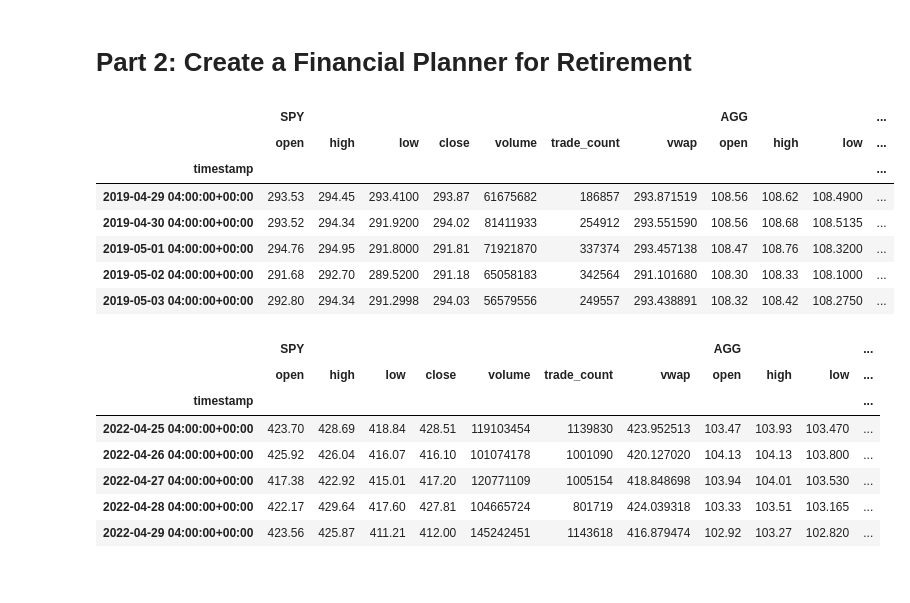
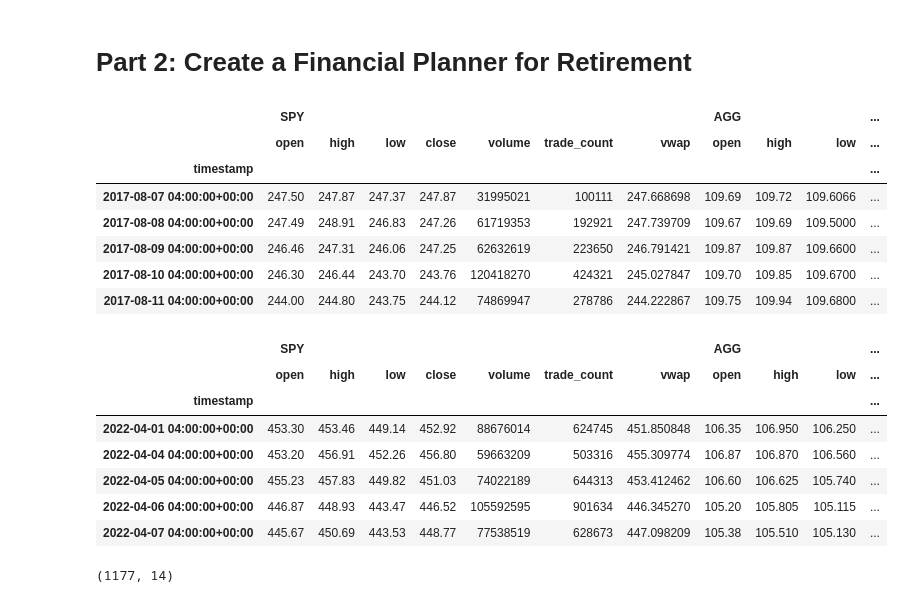
Before and after one commit to heitzo/Financial_Planners, a Jupyter notebook: Financial_planning_tools_.ipynb, the cells around one changed output. Saved outputs shown, nothing was run; the diff lists cells and outputs as text; code cells hidden in the pictures.

```diff
--- a/Financial_planning_tools_.ipynb
+++ b/Financial_planning_tools_.ipynb
@@ -268,47 +268,58 @@ else:
 # %%
 # Set start and end dates of 3 years back from your current date
 # Alternatively, you can use an end date of 2020-08-07 and work 3 years back from that date
-start_date=pd.Timestamp("2019-04-29", tz="America/New_York").isoformat()
-end_date=pd.Timestamp("2022-04-29", tz="america/New_York").isoformat()
+start_date=pd.Timestamp("2017-08-07", tz="America/New_York").isoformat()
+end_date=pd.Timestamp("2022-04-07", tz="america/New_York").isoformat()
 
 # Set number of rows to 1000 to retrieve the maximum amount of rows
-limit_rows=1000
+#limit_rows=1000
 # %%
 # Use the Alpaca get_bars function to make the API call to get the 3 years worth of pricing data
 # The tickers and timeframe parameters should have been set in Part 1 of this activity
 # The start and end dates should be updated with the information set above
 # Remember to add the df property to the end of the call so the response is returned as a DataFrame
-pricing_df = alpaca.get_bars(tickers, timeframe, start=start_date, end=end_date).df
+pricing_df = alpaca.get_bars(
+    tickers,
+    timeframe,
+    start=start_date,
+    end=end_date
+).df
 
 # Reorganize the DataFrame
 # Separate ticker data
 SPY = pricing_df[pricing_df['symbol']== "SPY"].drop('symbol', axis=1)
 AGG = pricing_df[pricing_df['symbol']== "AGG"].drop('symbol', axis=1)
 
 
-# Concatenate the ticker DataFrames
-pricing_df = pd.concat([SPY, AGG], axis=1, keys=["SPY", "AGG"])
+# # Concatenate the ticker DataFrames
+pricing_df = pd.concat(
+    [SPY, AGG],
+    axis=1,
+    keys=["SPY", "AGG"]
+)
 
-# Display both the first and last five rows of the DataFrame
+# # Display both the first and last five rows of the DataFrame
 display(pricing_df.head())
 display(pricing_df.tail())
+display(pricing_df.shape)
 # %% [output]
 |  | SPY |  |  |  |  |  |  | AGG |  |  | ... |
 |  | open | high | low | close | volume | trade_count | vwap | open | high | low | ... |
 | timestamp |  |  |  |  |  |  |  |  |  |  | ... |
-| 2019-04-29 04:00:00+00:00 | 293.53 | 294.45 | 293.4100 | 293.87 | 61675682 | 186857 | 293.871519 | 108.56 | 108.62 | 108.4900 | ... |
-| 2019-04-30 04:00:00+00:00 | 293.52 | 294.34 | 291.9200 | 294.02 | 81411933 | 254912 | 293.551590 | 108.56 | 108.68 | 108.5135 | ... |
-| 2019-05-01 04:00:00+00:00 | 294.76 | 294.95 | 291.8000 | 291.81 | 71921870 | 337374 | 293.457138 | 108.47 | 108.76 | 108.3200 | ... |
-| 2019-05-02 04:00:00+00:00 | 291.68 | 292.70 | 289.5200 | 291.18 | 65058183 | 342564 | 291.101680 | 108.30 | 108.33 | 108.1000 | ... |
-| 2019-05-03 04:00:00+00:00 | 292.80 | 294.34 | 291.2998 | 294.03 | 56579556 | 249557 | 293.438891 | 108.32 | 108.42 | 108.2750 | ... |
+| 2017-08-07 04:00:00+00:00 | 247.50 | 247.87 | 247.37 | 247.87 | 31995021 | 100111 | 247.668698 | 109.69 | 109.72 | 109.6066 | ... |
+| 2017-08-08 04:00:00+00:00 | 247.49 | 248.91 | 246.83 | 247.26 | 61719353 | 192921 | 247.739709 | 109.67 | 109.69 | 109.5000 | ... |
+| 2017-08-09 04:00:00+00:00 | 246.46 | 247.31 | 246.06 | 247.25 | 62632619 | 223650 | 246.791421 | 109.87 | 109.87 | 109.6600 | ... |
+| 2017-08-10 04:00:00+00:00 | 246.30 | 246.44 | 243.70 | 243.76 | 120418270 | 424321 | 245.027847 | 109.70 | 109.85 | 109.6700 | ... |
+| 2017-08-11 04:00:00+00:00 | 244.00 | 244.80 | 243.75 | 244.12 | 74869947 | 278786 | 244.222867 | 109.75 | 109.94 | 109.6800 | ... |
 |  | SPY |  |  |  |  |  |  | AGG |  |  | ... |
 |  | open | high | low | close | volume | trade_count | vwap | open | high | low | ... |
 | timestamp |  |  |  |  |  |  |  |  |  |  | ... |
-| 2022-04-25 04:00:00+00:00 | 423.70 | 428.69 | 418.84 | 428.51 | 119103454 | 1139830 | 423.952513 | 103.47 | 103.93 | 103.470 | ... |
-| 2022-04-26 04:00:00+00:00 | 425.92 | 426.04 | 416.07 | 416.10 | 101074178 | 1001090 | 420.127020 | 104.13 | 104.13 | 103.800 | ... |
-| 2022-04-27 04:00:00+00:00 | 417.38 | 422.92 | 415.01 | 417.20 | 120771109 | 1005154 | 418.848698 | 103.94 | 104.01 | 103.530 | ... |
-| 2022-04-28 04:00:00+00:00 | 422.17 | 429.64 | 417.60 | 427.81 | 104665724 | 801719 | 424.039318 | 103.33 | 103.51 | 103.165 | ... |
-| 2022-04-29 04:00:00+00:00 | 423.56 | 425.87 | 411.21 | 412.00 | 145242451 | 1143618 | 416.879474 | 102.92 | 103.27 | 102.820 | ... |
+| 2022-04-01 04:00:00+00:00 | 453.30 | 453.46 | 449.14 | 452.92 | 88676014 | 624745 | 451.850848 | 106.35 | 106.950 | 106.250 | ... |
+| 2022-04-04 04:00:00+00:00 | 453.20 | 456.91 | 452.26 | 456.80 | 59663209 | 503316 | 455.309774 | 106.87 | 106.870 | 106.560 | ... |
+| 2022-04-05 04:00:00+00:00 | 455.23 | 457.83 | 449.82 | 451.03 | 74022189 | 644313 | 453.412462 | 106.60 | 106.625 | 105.740 | ... |
+| 2022-04-06 04:00:00+00:00 | 446.87 | 448.93 | 443.47 | 446.52 | 105592595 | 901634 | 446.345270 | 105.20 | 105.805 | 105.115 | ... |
+| 2022-04-07 04:00:00+00:00 | 445.67 | 450.69 | 443.53 | 448.77 | 77538519 | 628673 | 447.098209 | 105.38 | 105.510 | 105.130 | ... |
+(1177, 14)
 # %%
 # Configure the Monte Carlo simulation to forecast 30 years cumulative returns
 # The weights should be split 40% to AGG and 60% to SPY.
```
Also changed, not shown: parts of 31 cells of this notebook.
